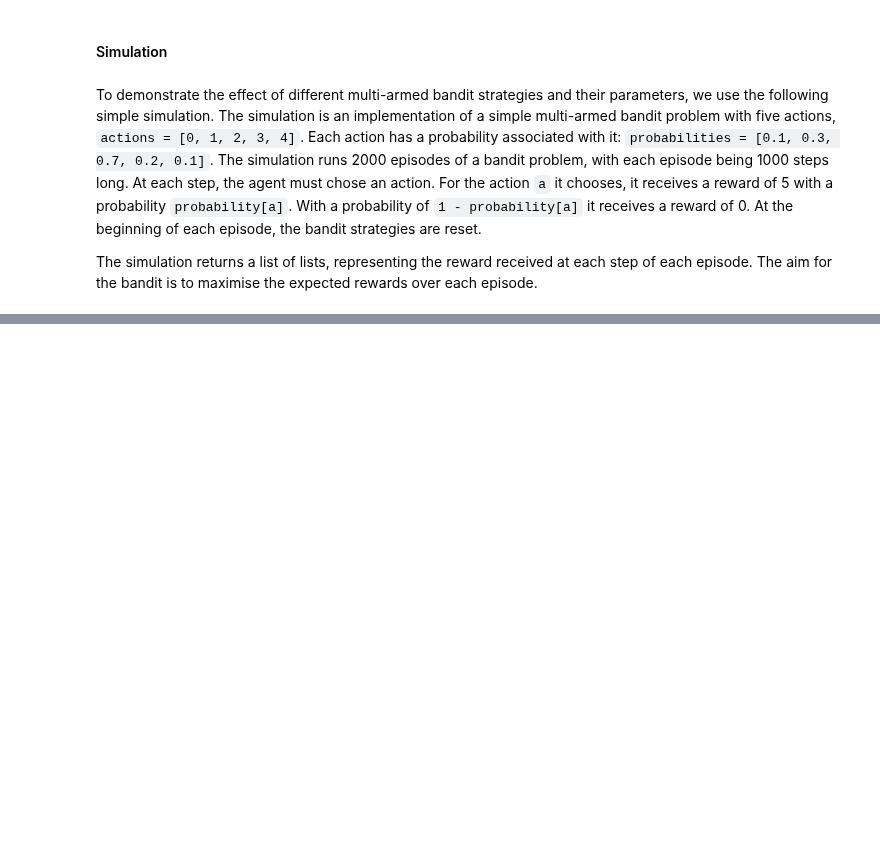
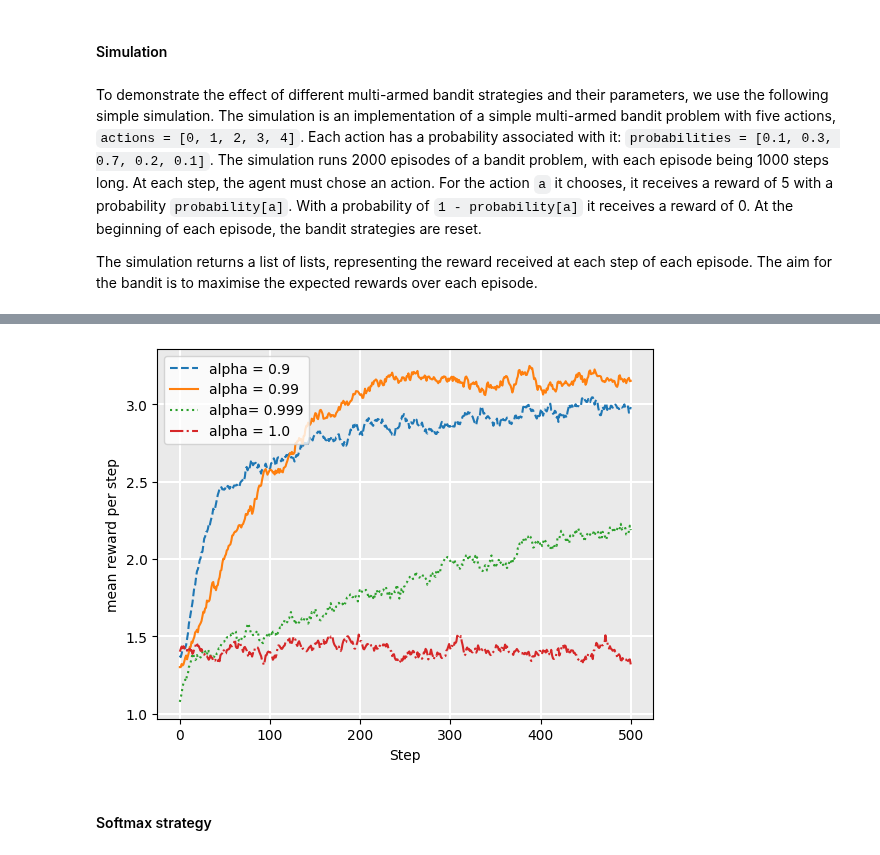
Before and after one commit to yshenbj/rl, a Jupyter notebook: rl_tutorial/multi-armed_bandits.ipynb, the cells around one changed output, grey strips where cells are left out. Cells and saved outputs as stored; diff of their text form; code cells hidden in the pictures; blank space fills up the shorter version.

```diff
--- a/rl_tutorial/multi-armed_bandits.ipynb
+++ b/rl_tutorial/multi-armed_bandits.ipynb
@@ -147,0 +197,35 @@ def run_bandit(bandit, episodes=200, episode_length=500, drift=True):
+# %%
+class EpsilonDecreasing(MultiArmedBandit):
+    def __init__(self, epsilon=1.0, alpha=0.999, lower_bound=0.1):
+        self.epsilon_greedy_bandit = EpsilonGreedy(epsilon)
+        self.initial_epsilon = epsilon
+        self.alpha = alpha
+        self.lower_bound = lower_bound
+
+    def reset(self):
+        self.epsilon_greedy_bandit = EpsilonGreedy(self.initial_epsilon)
+
+    def select(self, state, actions, qfunction):
+        result = self.epsilon_greedy_bandit.select(state, actions, qfunction)
+        self.epsilon_greedy_bandit.epsilon = max(
+            self.epsilon_greedy_bandit.epsilon * self.alpha, self.lower_bound
+        )
+        return result
+# %%
+def plot_epsilon_decreasing(drift=False):
+    alpha09 = run_bandit(EpsilonDecreasing(alpha=0.9), drift=drift)
+    alpha099 = run_bandit(EpsilonDecreasing(alpha=0.99), drift=drift)
+    alpha0999 = run_bandit(EpsilonDecreasing(alpha=0.999), drift=drift)
+    alpha1 = run_bandit(EpsilonDecreasing(alpha=1.0), drift=drift)
+
+    Plot.plot_rewards(
+        ["alpha = 0.9", "alpha = 0.99", "alpha= 0.999", "alpha = 1.0"],
+        [alpha09, alpha099, alpha0999, alpha1],
+    )
+
+
+plot_epsilon_decreasing()
+# %% [output]
+[figure, added]
+# %% [markdown]
+#### Softmax strategy
```
Also changed, not shown: parts of 16 cells of this notebook.
